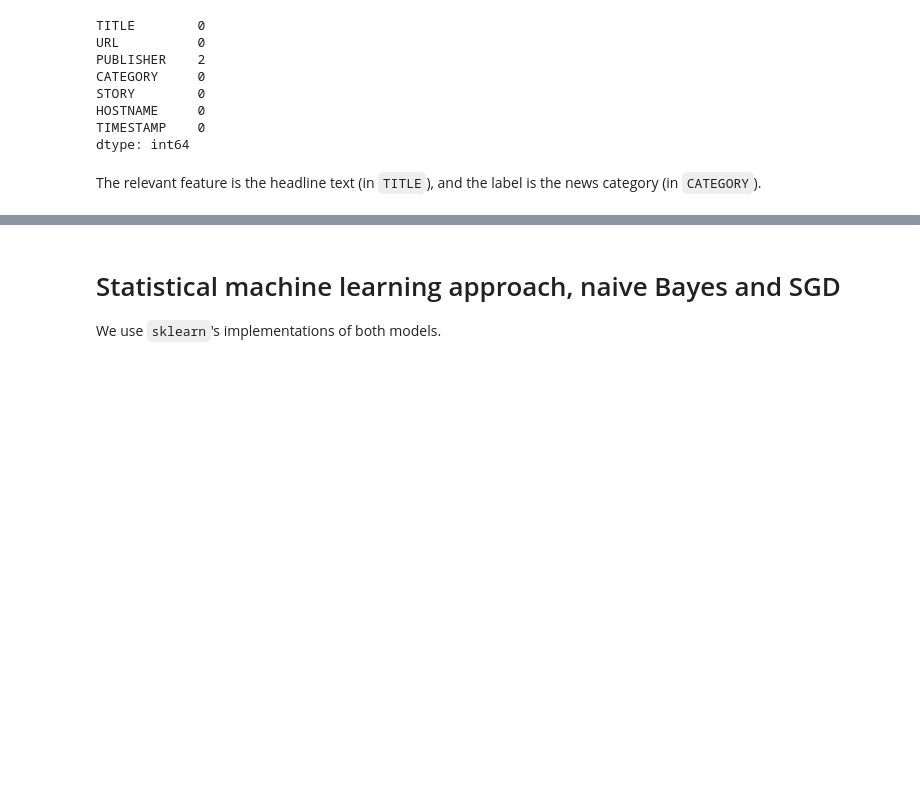
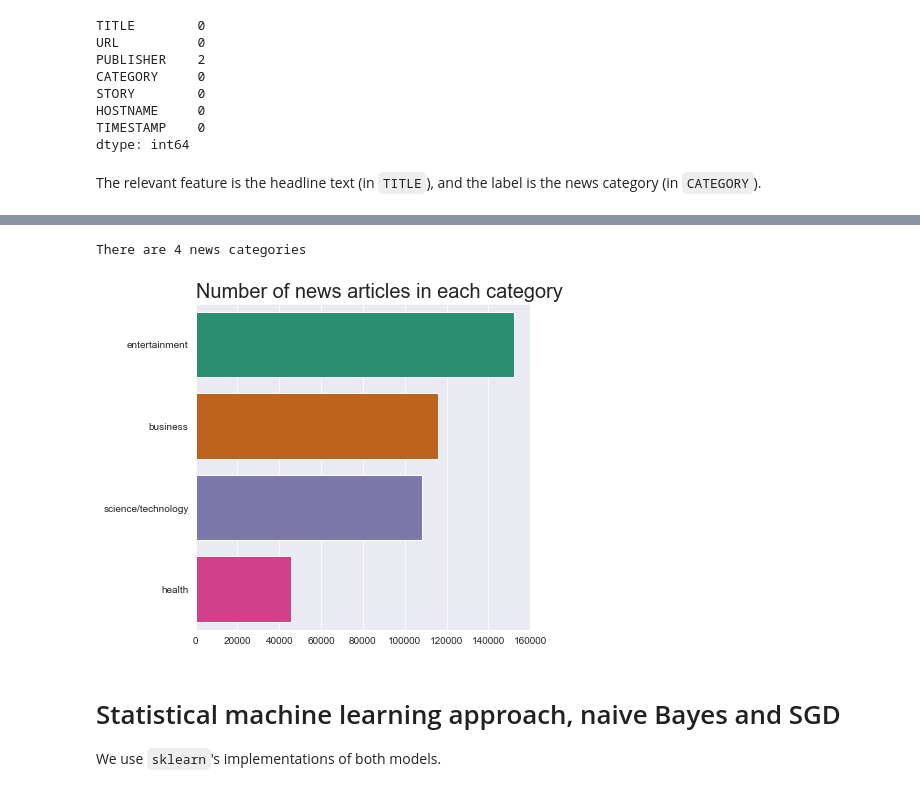
Before and after one commit to jonjau/msa, a Jupyter notebook: news-categorizer.ipynb, the cells around one changed output, grey strips where cells are left out. Saved outputs shown, nothing was run; the diff lists cells and outputs as text; code cells hidden in the pictures; blank space fills up the shorter version.

```diff
--- a/news-categorizer.ipynb
+++ b/news-categorizer.ipynb
@@ -120,6 +121,20 @@ news_df.head()
 | 3 | us open stocks fall after fed off... | http://www.ifamagazine.com/news/u... | IFA Magazine | business | ddUyU0VZz0BRneMioxUPQVP6sIxvM | www.ifamagazine.com | 1394470371550 |
 | 4 | fed risks falling behind the curv... | http://www.ifamagazine.com/news/f... | IFA Magazine | business | ddUyU0VZz0BRneMioxUPQVP6sIxvM | www.ifamagazine.com | 1394470371793 |
 | 5 | feds plosser nasty weather has cu... | http://www.moneynews.com/Economy/... | Moneynews | business | ddUyU0VZz0BRneMioxUPQVP6sIxvM | www.moneynews.com | 1394470372027 |
+# %%
+count_df = pd.DataFrame(news_df['CATEGORY'].value_counts()).reset_index()
+print('There are', len(count_df), 'news categories')
+
+sns.set_style('darkgrid')
+plt.figure(figsize=(6,6))
+sns.barplot(data=count_df, y='index', x='CATEGORY', palette='Dark2')
+plt.title('Number of news articles in each category', loc='left', fontsize=20)
+plt.xlabel("")
+plt.ylabel("")
+plt.show()
+# %% [output]
+There are 4 news categories
+[figure, added]
 # %% [markdown]
 # Statistical machine learning approach, naive Bayes and SGD
 
```
Also changed, not shown: parts of 20 cells of this notebook, 5 other files.
